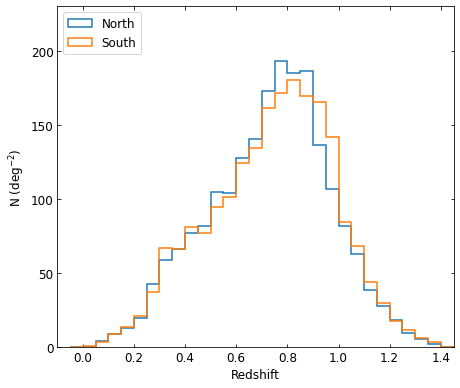
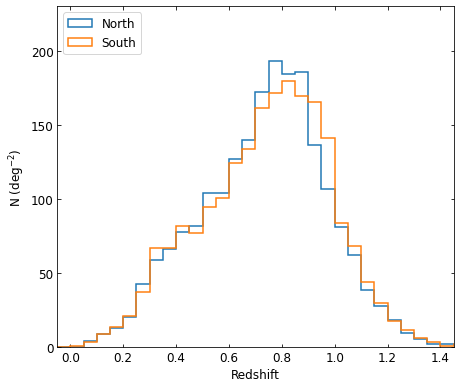
Unified diff of the notebook cell whose output changed from the first chart to the second:
--- before
+++ after
@@ -9,5 +9,5 @@
 ax.set_xlabel('Redshift')
 ax.set_ylabel('N (deg$^{-2}$)')
-ax.set_xlim(-0.1, 1.45)
+ax.set_xlim(-0.05, 1.45)
 ax.set_ylim(0, 230)
 ax.yaxis.set_major_formatter(FormatStrFormatter('%.0f'))

Commit: .